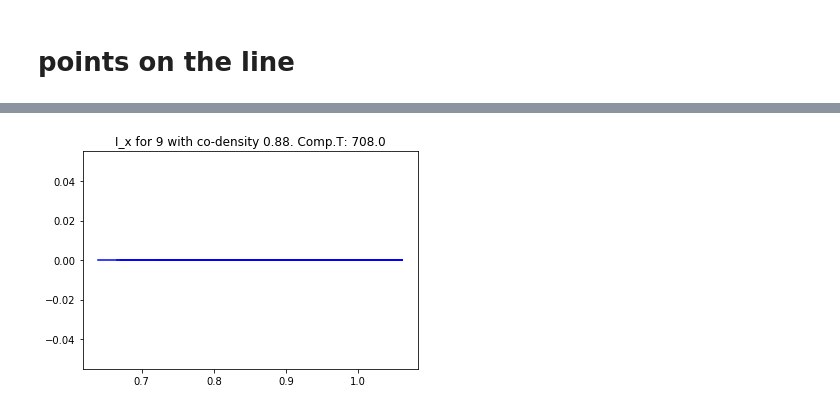
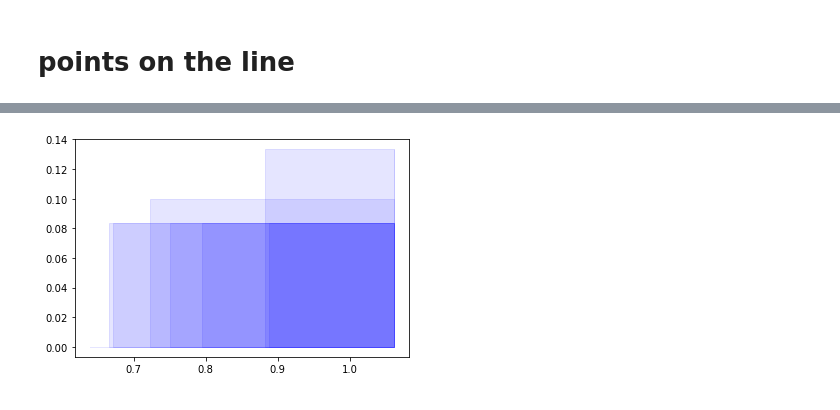
Before and after one commit to Chen-Cai-OSU/ER-staircode, a Jupyter notebook: example/Stair_viz.ipynb, the cells around one changed output, grey strips where cells are left out. Saved outputs shown, nothing was run; the diff lists cells and outputs as text; code cells hidden in the pictures.

```diff
--- a/example/Stair_viz.ipynb
+++ b/example/Stair_viz.ipynb
@@ -54,15 +55,15 @@ from joblib import Parallel, delayed
 from argparse import ArgumentDefaultsHelpFormatter, ArgumentParser
 from example import get_stair
 # %%
-start_t = time.time()
+start_t = time()
 idx = 10
-n = 50
+n = 30
 show_flag = True
 save_flag = False
 
 # specify toy models
 points, distm = two_cycle(n)
-if show_flag: viz_pd(points, show=True, color=None, annotate=[10, 100])
+if show_flag: viz_pd(points, show=True, color=None, annotate=[10, 10+n, 10+2*n])
 
 f = - density(points).reshape(len(points),1)
 # %% [output]
@@ -79,12 +80,14 @@ viz_stair(stair, show=show_flag, title=title, save=save_flag, dir='./img/', f=f'
 # %%
-stairs = []
-show_flag = False
-idx_set = range(1,100,20)
-for idx in idx_set:
-    stair = get_stair(f, distm, idx=idx, method='heu')
-    stairs.append(stair)
+if False:
+    stairs = []
+    show_flag = False
+    # idx_set = range(1,100,20)
+    idx_set = range(1, 3*n, 1)
+    for idx in idx_set:
+        stair = get_stair(f, distm, idx=idx, method='heu')
+        stairs.append(stair)
 
-    # viz
-    end_t = time.time()
-    title = f'I_x for {idx} with co-density {pf(f[idx][0], 2)}. Comp.T: {pf(end_t - start_t, 1)}'
-    viz_stair(stair, show=show_flag, title=title, save=save_flag, dir='./img/', f=f'{idx}.png')
+        # viz
+        end_t = time()
+        title = f'I_x for {idx} with co-density {pf(f[idx][0], 2)}. Comp.T: {pf(end_t - start_t, 1)}'
+        viz_stair(stair, show=show_flag, title=title, save=save_flag, dir='./img/', f=f'{idx}.png')
@@ -98,0 +157,11 @@ viz_stairs_(stairs, title=title)
+# %%
+res2
+res2 = []
+idx = 2
+res1 = get_stair(f, distm, idx=idx, method='bf')
+for s in dgm:
+    for k, v in s.items():
+        if k==float(idx): res2.append(v)
+
+for tmp in [res1, res2]:
+    viz_stair(tmp, show=True, title=title, save=False)
@@ -110,15 +367,17 @@ f = - density(points).reshape(len(points),1)
 # %%
+start_t = time()
 stairs = []
 show_flag = False
 idx_set = range(len(f))
 for idx in idx_set:
     stair = get_stair(f, distm, idx=idx, method='heu')
     stairs.append(stair)
 
     # viz
-    end_t = time.time()
+    end_t = time()
     title = f'I_x for {idx} with co-density {pf(f[idx][0], 2)}. Comp.T: {pf(end_t - start_t, 1)}'
 #     viz_stair_(stair)
-    viz_stair(stair, show=show_flag, title=title, save=save_flag, dir='./img/', f=f'{idx}.png')
+#     viz_stair(stair, show=show_flag, title=title, save=False, dir='./img/', f=f'{idx}.png')
+viz_stairs_(stairs)
 # %% [output]
-[figure, old version]
+[figure, new version]
```
Also changed, not shown: parts of 25 cells of this notebook, 1 other file.
